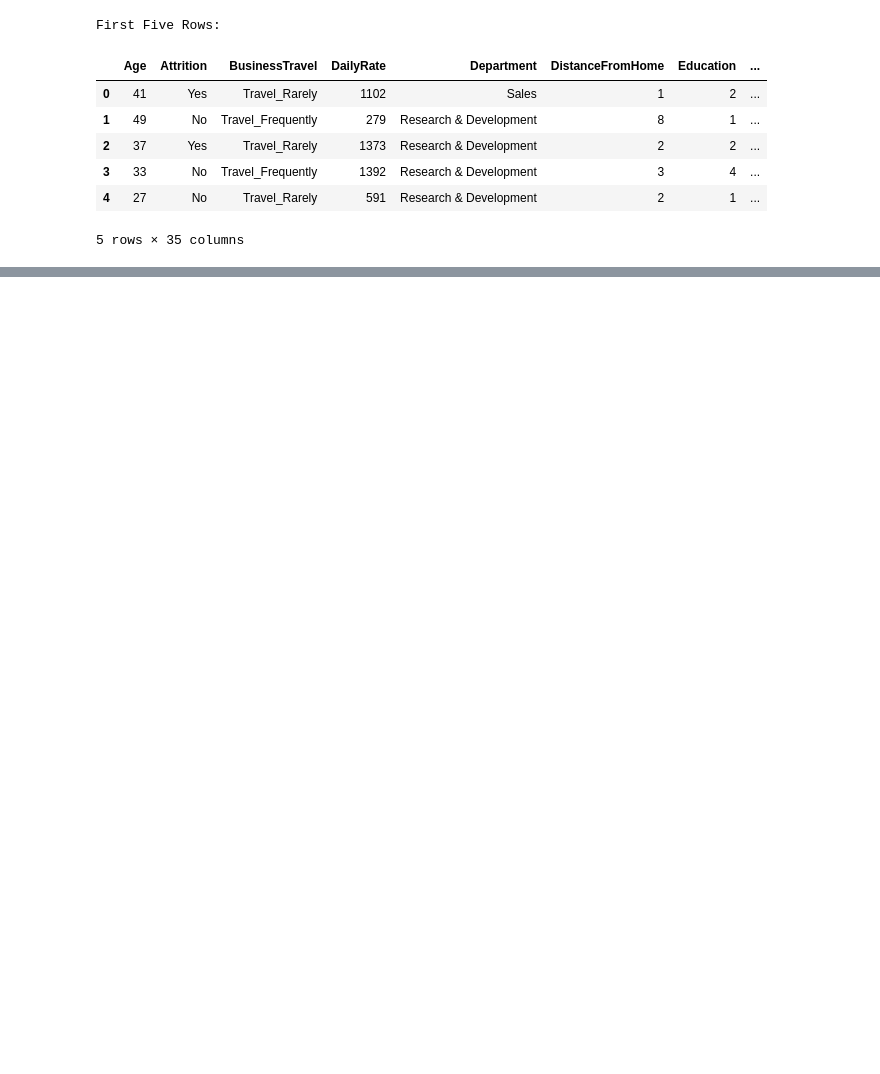
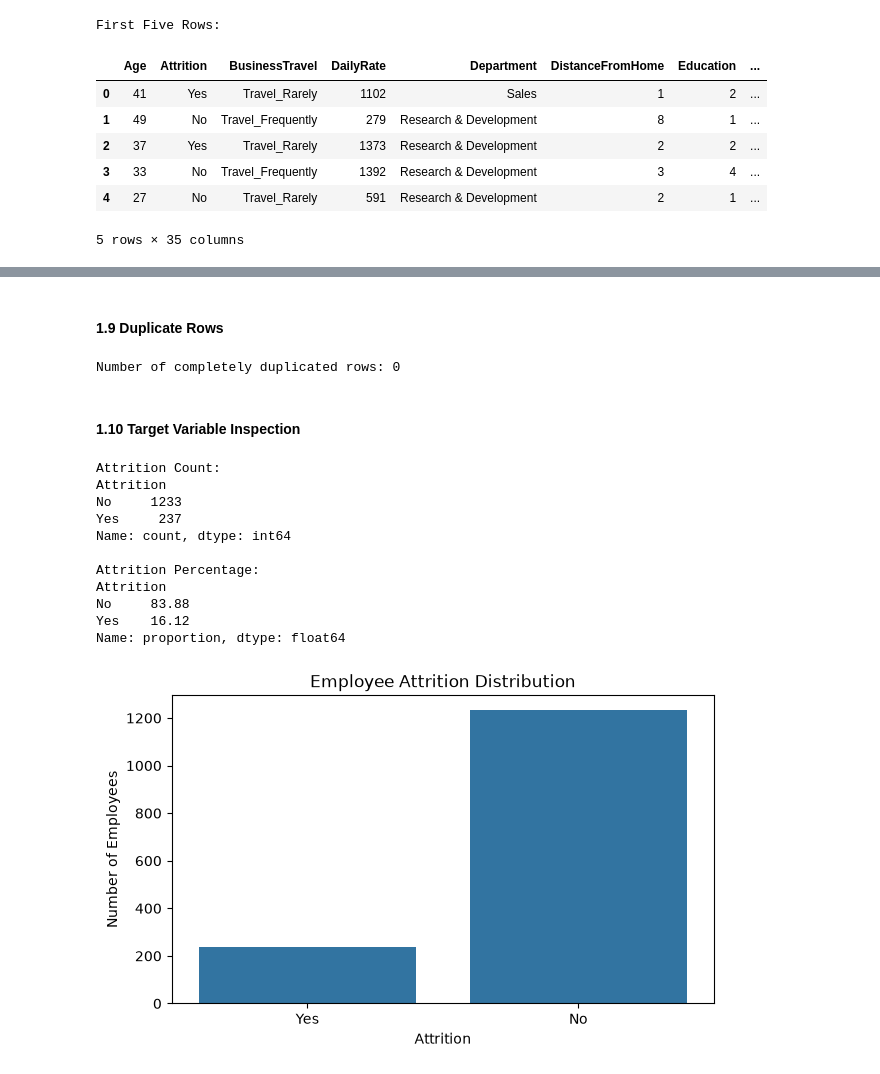
Before and after one commit to Aniket-09042008/AI101-Mini-Project-Group-50, a Jupyter notebook: Employee_Attrition_Logistic_Regression.ipynb, the cells around one changed output, grey strips where cells are left out. Cells and saved outputs as stored; diff of their text form; code cells hidden in the pictures; blank space fills up the shorter version.

```diff
--- a/Employee_Attrition_Logistic_Regression.ipynb
+++ b/Employee_Attrition_Logistic_Regression.ipynb
@@ -85,0 +162,39 @@ Totall Missing Values: 0
+# %% [markdown]
+#### 1.9 Duplicate Rows
+# %%
+duplicate_rows_count = df.duplicated().sum()
+print("Number of completely duplicated rows:", duplicate_rows_count)
+# %% [output]
+Number of completely duplicated rows: 0
+# %% [markdown]
+#### 1.10 Target Variable Inspection
+# %%
+TARGET = "Attrition"
+data = df.copy()
+if TARGET not in data.columns:
+    raise KeyError("Attrition column not found!")
+
+print("Attrition Count:")
+print(data[TARGET].value_counts())
+print("\nAttrition Percentage:")
+print((data[TARGET].value_counts(normalize=True) * 100).round(2))
+
+plt.figure(figsize=(7, 4))
+sns.countplot(x=TARGET, data=data)
+plt.title("Employee Attrition Distribution")
+plt.xlabel("Attrition")
+plt.ylabel("Number of Employees")
+plt.show()
+# %% [output]
+Attrition Count:
+Attrition
+No     1233
+Yes     237
+Name: count, dtype: int64
+
+Attrition Percentage:
+Attrition
+No     83.88
+Yes    16.12
+Name: proportion, dtype: float64
+[figure, added]
```
Also changed, not shown: parts of 12 cells of this notebook.
